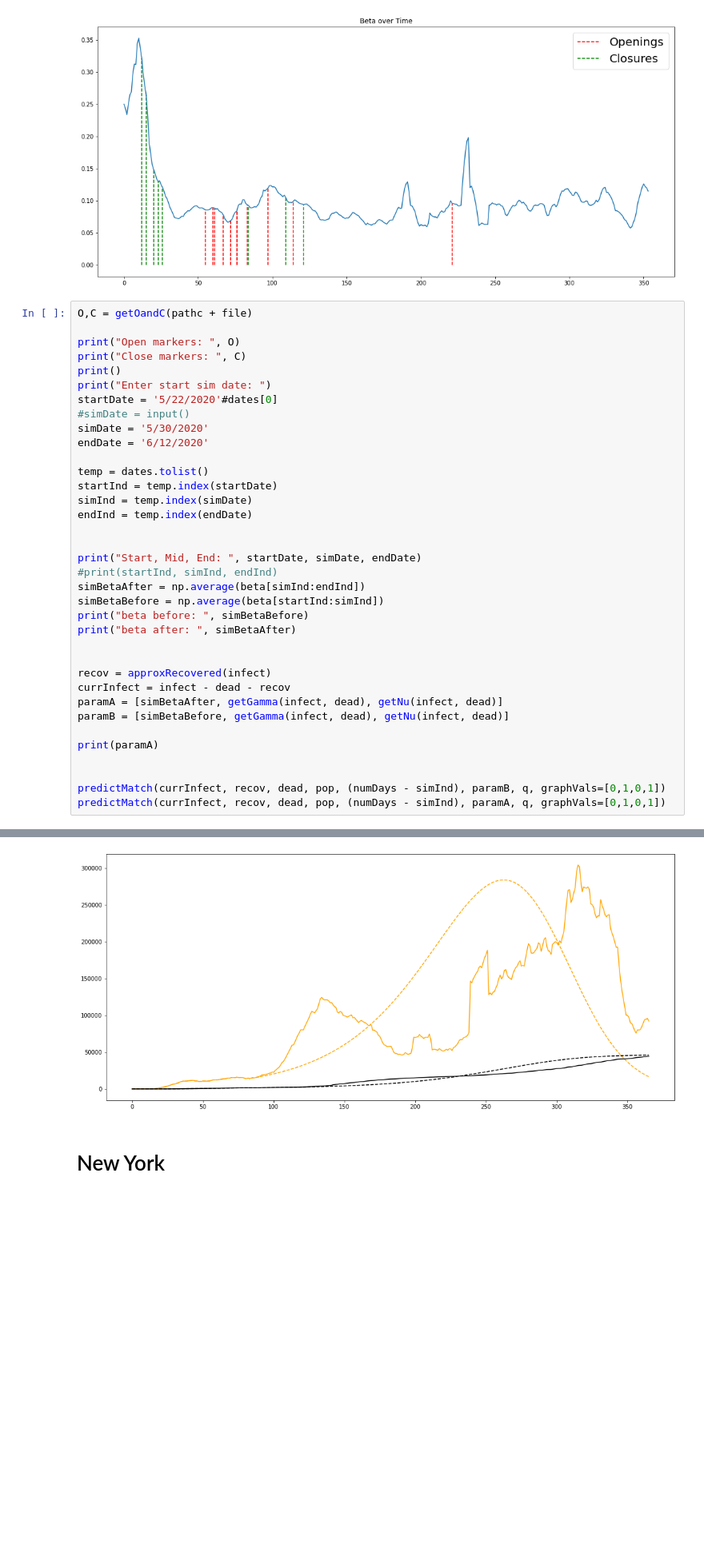
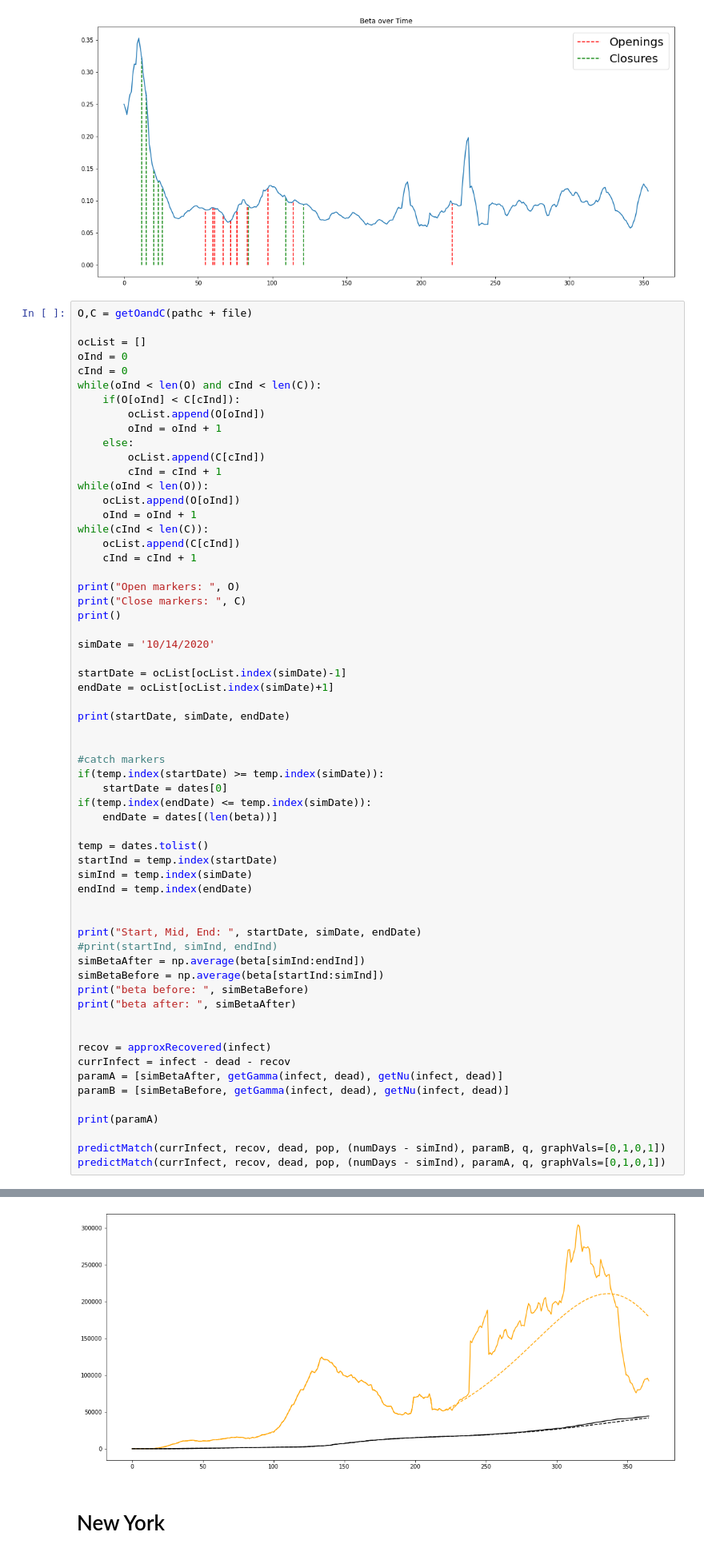
Before and after one commit to holiday-pettijohn/COVID-Tracking-Biola-Summer, a Jupyter notebook: Code/Beta Approximation OpenClose Simulation.ipynb, the cells around one changed output, grey strips where cells are left out. Shown at 80% size. Cells and saved outputs as stored; diff of their text form; blank space fills up the shorter version.

```diff
--- a/Code/Beta Approximation OpenClose Simulation.ipynb
+++ b/Code/Beta Approximation OpenClose Simulation.ipynb
@@ -283,15 +283,41 @@ displayOandC(pathc + file, beta, ax, dates)
 [figure]
 # %%
 O,C = getOandC(pathc + file)
+
+ocList = []
+oInd = 0
+cInd = 0
+while(oInd < len(O) and cInd < len(C)):
+    if(O[oInd] < C[cInd]):
+        ocList.append(O[oInd])
+        oInd = oInd + 1
+    else:
+        ocList.append(C[cInd])
+        cInd = cInd + 1
+while(oInd < len(O)):
+    ocList.append(O[oInd])
+    oInd = oInd + 1
+while(cInd < len(C)):
+    ocList.append(C[cInd])
+    cInd = cInd + 1
 
 print("Open markers: ", O)
 print("Close markers: ", C)
 print()
-print("Enter start sim date: ")
-startDate = '5/22/2020'#dates[0]
-#simDate = input()
-simDate = '5/30/2020'
-endDate = '6/12/2020'
+
+simDate = '10/14/2020'
+
+startDate = ocList[ocList.index(simDate)-1]
+endDate = ocList[ocList.index(simDate)+1]
+
+print(startDate, simDate, endDate)
+
+
+#catch markers
+if(temp.index(startDate) >= temp.index(simDate)):
+    startDate = dates[0]
+if(temp.index(endDate) <= temp.index(simDate)):
+    endDate = dates[(len(beta))]
 
 temp = dates.tolist()
 startInd = temp.index(startDate)
@@ -314,7 +340,6 @@ paramB = [simBetaBefore, getGamma(infect, dead), getNu(infect, dead)]
 
 print(paramA)
 
-
 predictMatch(currInfect, recov, dead, pop, (numDays - simInd), paramB, q, graphVals=[0,1,0,1])
 predictMatch(currInfect, recov, dead, pop, (numDays - simInd), paramA, q, graphVals=[0,1,0,1])
 # %% [output]
@@ -330,4 +355,4 @@ beta after:  0.09924135440338103
-[figure, old version]
+[figure, new version]
 # %% [markdown]
 # New York
 # %%
```
Also changed, not shown: parts of 1 cell of this notebook.
